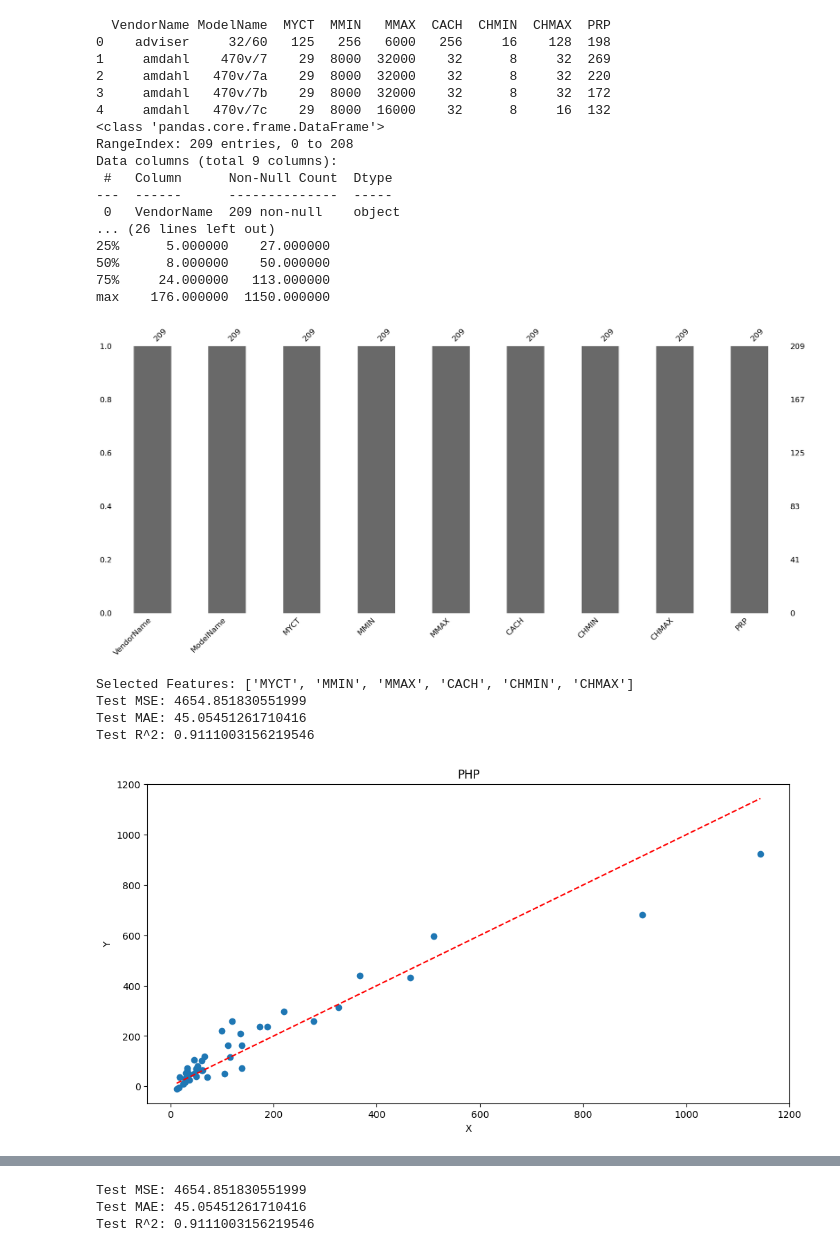
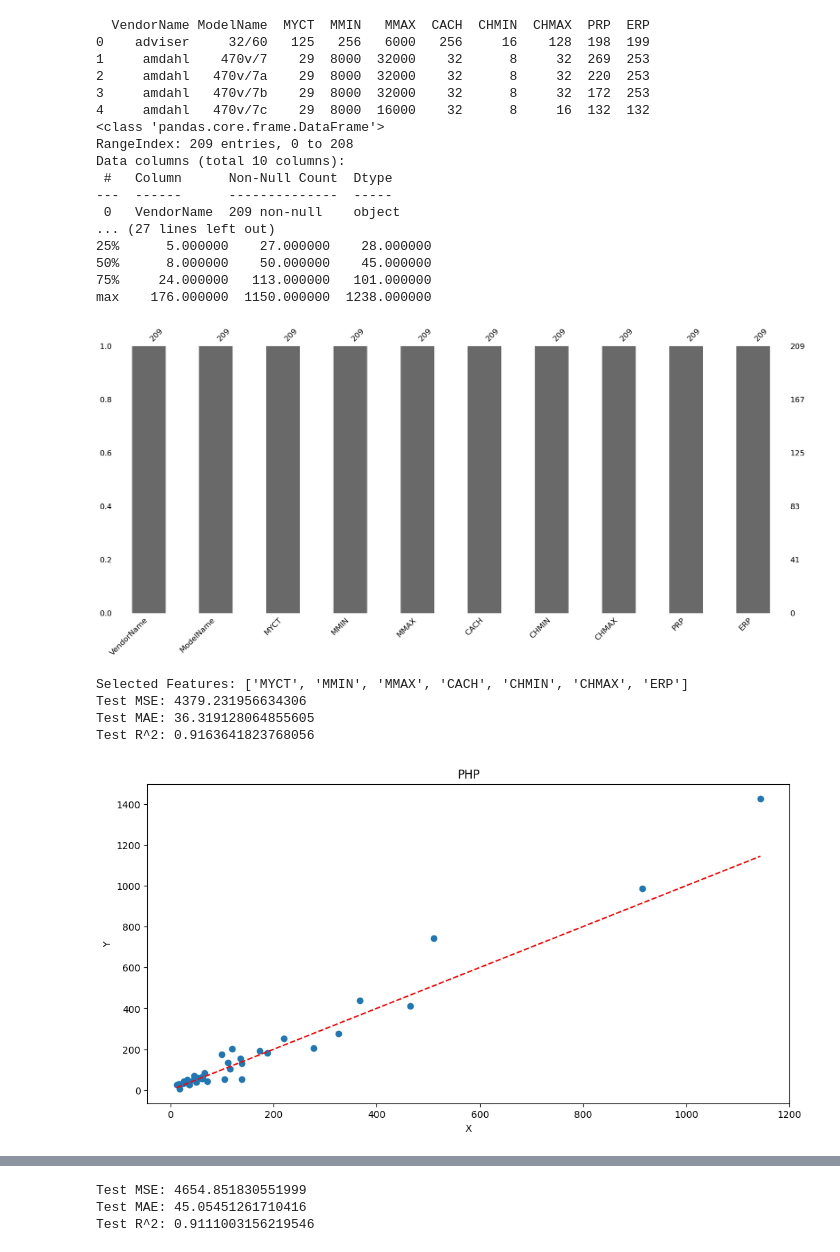
Before and after one commit to kimhonggyeong/python_basic_2, a Jupyter notebook: linear_cpu_data.ipynb, the cells around one changed output, grey strips where cells are left out. Drawn from its saved outputs; the diff is of its cells as text; code cells hidden in the pictures.

```diff
--- a/linear_cpu_data.ipynb
+++ b/linear_cpu_data.ipynb
@@ -11,7 +11,7 @@ from sklearn.metrics import mean_squared_error, r2_score, mean_absolute_error
 from sklearn.preprocessing import StandardScaler
 
 # 데이터 로드
-cpu = pd.read_csv("machine_data.csv")
+cpu = pd.read_csv("machine.data_update.csv")
 
 # 데이터 탐색 및 시각화
 print(cpu.head())
@@ -31,7 +31,7 @@ dum = pd.get_dummies(cpu.ModelName, prefix='m', dtype=float)
 cpu = pd.concat([cpu.drop('ModelName', axis=1), dum], axis=1)
 
 #피처 선택
-top_features = ['MYCT','MMIN','MMAX','CACH','CHMIN','CHMAX']  # PRP와 가장 상관이 높은 상위 8개 피처 선택
+top_features = ['MYCT','MMIN','MMAX','CACH','CHMIN','CHMAX','ERP']  # PRP와 가장 상관이 높은 상위 8개 피처 선택
 print(f"Selected Features: {top_features}")
 
 # 데이터 분리
@@ -65,48 +65,48 @@ y_pred = model.predict(X_test_scaled)
 mse = mean_squared_error(y_test, y_pred)
 mae = mean_absolute_error(y_test, y_pred)
 r2 = r2_score(y_test, y_pred)
 print(f'Test MSE: {mse}')
 print(f'Test MAE: {mae}')
 print(f'Test R^2: {r2}')
 
 # 실제 값과 예측 값 시각화
 plt.figure(figsize=(12, 6))
 plt.scatter(y_test, y_pred)
 plt.plot([y_test.min(), y_test.max()], [y_test.min(), y_test.max()], 'r--')
 plt.xlabel('X')
 plt.ylabel('Y')
 plt.title('PHP')
 plt.show()
 
 # 잔차 히스토그램
 residuals = y_test - y_pred
 plt.figure(figsize=(12, 6))
 sns.histplot(residuals, kde=True)
 plt.xlabel('Residuals')
 plt.ylabel('Residuals Histogram')
 plt.title('Residuals Histogram')
 plt.show()
 # %% [output]
-  VendorName ModelName  MYCT  MMIN   MMAX  CACH  CHMIN  CHMAX  PRP
-0    adviser     32/60   125   256   6000   256     16    128  198
-1     amdahl    470v/7    29  8000  32000    32      8     32  269
-2     amdahl   470v/7a    29  8000  32000    32      8     32  220
-3     amdahl   470v/7b    29  8000  32000    32      8     32  172
-4     amdahl   470v/7c    29  8000  16000    32      8     16  132
+  VendorName ModelName  MYCT  MMIN   MMAX  CACH  CHMIN  CHMAX  PRP  ERP
+0    adviser     32/60   125   256   6000   256     16    128  198  199
+1     amdahl    470v/7    29  8000  32000    32      8     32  269  253
+2     amdahl   470v/7a    29  8000  32000    32      8     32  220  253
+3     amdahl   470v/7b    29  8000  32000    32      8     32  172  253
+4     amdahl   470v/7c    29  8000  16000    32      8     16  132  132
 <class 'pandas.core.frame.DataFrame'>
 RangeIndex: 209 entries, 0 to 208
-Data columns (total 9 columns):
+Data columns (total 10 columns):
  #   Column      Non-Null Count  Dtype
 ---  ------      --------------  -----
  0   VendorName  209 non-null    object
-... (26 lines left out)
-25%      5.000000    27.000000
-50%      8.000000    50.000000
-75%     24.000000   113.000000
-max    176.000000  1150.000000
+... (27 lines left out)
+25%      5.000000    27.000000    28.000000
+50%      8.000000    50.000000    45.000000
+75%     24.000000   113.000000   101.000000
+max    176.000000  1150.000000  1238.000000
-[figure, old version]
+[figure, new version]
-Selected Features: ['MYCT', 'MMIN', 'MMAX', 'CACH', 'CHMIN', 'CHMAX']
-Test MSE: 4654.851830551999
-Test MAE: 45.05451261710416
-Test R^2: 0.9111003156219546
+Selected Features: ['MYCT', 'MMIN', 'MMAX', 'CACH', 'CHMIN', 'CHMAX', 'ERP']
+Test MSE: 4379.231956634306
+Test MAE: 36.319128064855605
+Test R^2: 0.9163641823768056
-[figure, old version]
+[figure, new version]
```
Also changed, not shown: parts of 1 cell of this notebook.
